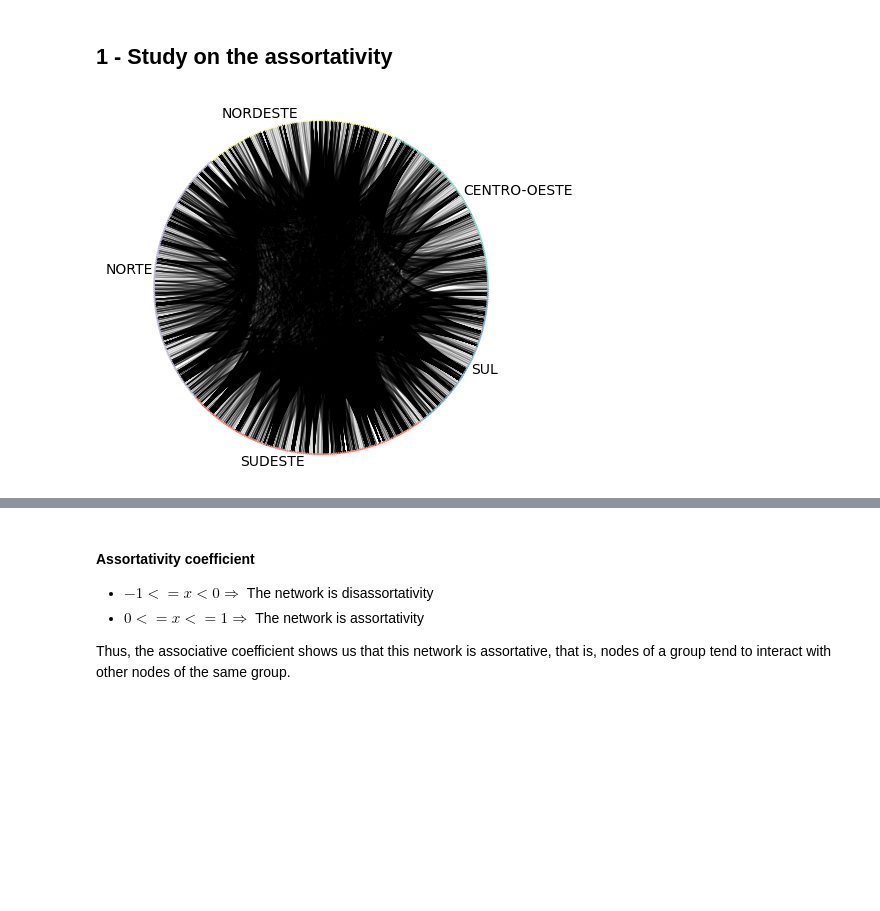
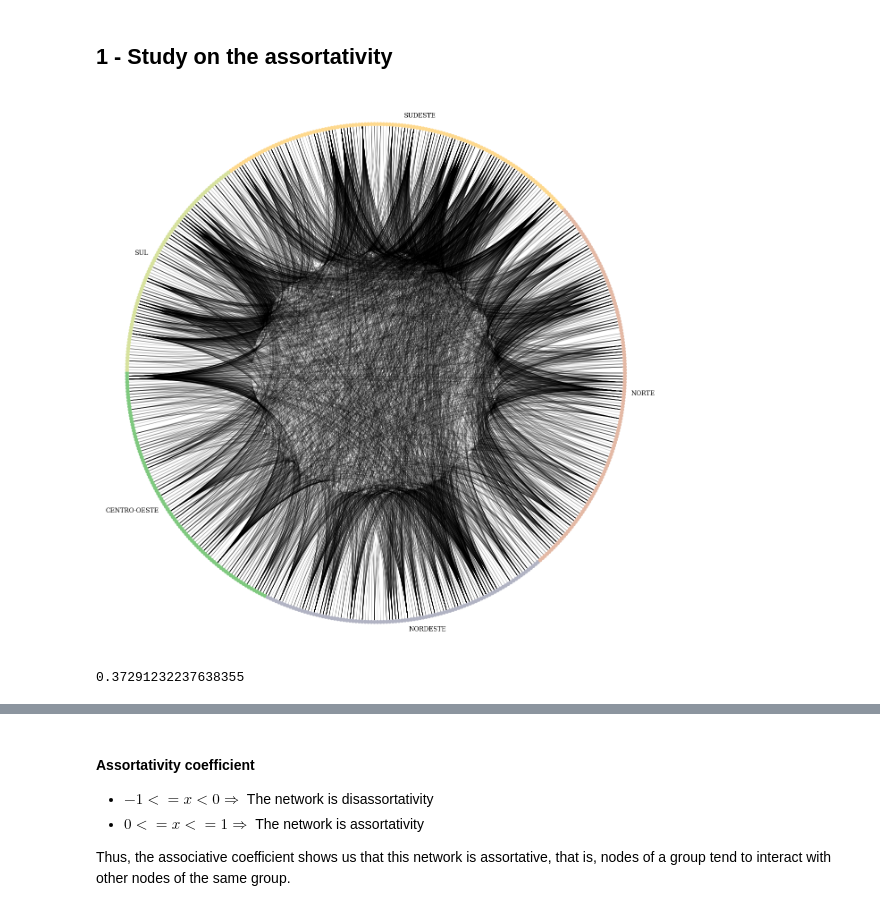
Before and after one commit to AugustoOliveira099/Data-Structure-II, a Jupyter notebook: Small_Worlds/Small_Worlds.ipynb, the cells around one changed output, grey strips where cells are left out. Saved outputs shown, nothing was run; the diff lists cells and outputs as text; code cells hidden in the pictures; blank space fills up the shorter version.

```diff
--- a/Small_Worlds/Small_Worlds.ipynb
+++ b/Small_Worlds/Small_Worlds.ipynb
@@ -182,26 +82,29 @@ NodeDataView({'SSLT': {'name': 'ALEGRETE', 'country': 'BRASIL', 'latitude': -29.
 # %% [markdown]
 ## 1 - Study on the assortativity
-# %%
-from nxviz import annotate, CircosPlot
-import matplotlib.pyplot as plt
-
-
-c = nv.circos(G_brasil,
-               group_by="region",
-               node_color_by="region")
-
-annotate.circos_group(G_brasil, group_by="region")
-
-plt.savefig("assortativity.png",
-            format="png",
-            dpi=400,
-            bbox_inches="tight",
-            transparent=True)
-
-# plt.figure(figsize=(20, 16))
-plt.show()
-# %% [output]
-[figure, removed]
+# %%
+c = nv.CircosPlot(G_brasil,
+                  node_color="region",
+                  node_grouping="region",
+                  node_order="region",
+                  group_order="alphabetically",
+                  group_legend=False,
+                  node_labels=False,
+                  group_label_position="middle",
+                  group_label_color=False,figsize=(20,16))
+
+c.draw()
+
+plt.savefig("grafico.png",
+            format="png",
+            dpi=400,
+            bbox_inches="tight",
+            transparent=True)
+plt.show()
+
+nx.attribute_assortativity_coefficient(G_brasil, "region")
+# %% [output]
+[figure, added]
+0.37291232237638355
 # %%
 nx.attribute_mixing_matrix(G_brasil,'region')
 # %% [output]
```
Also changed, not shown: parts of 57 cells of this notebook, 10 other files.
